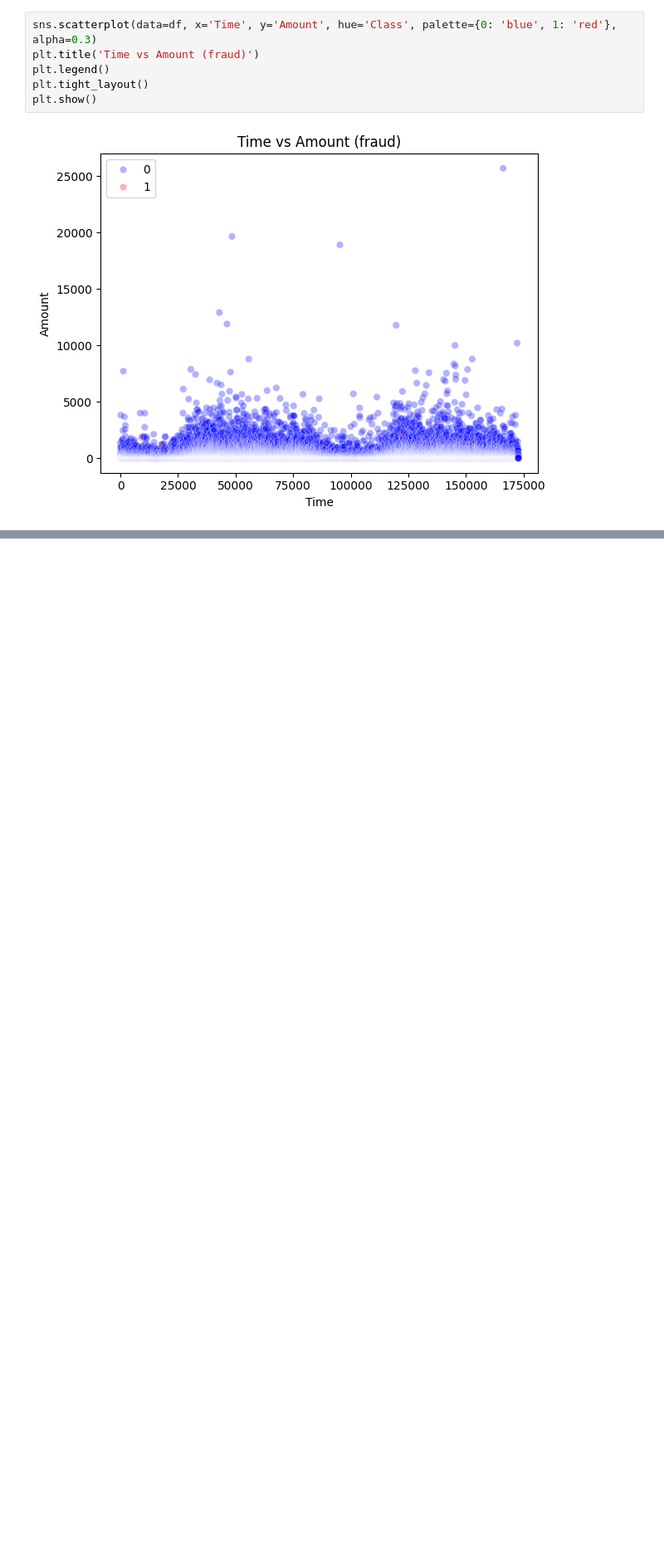
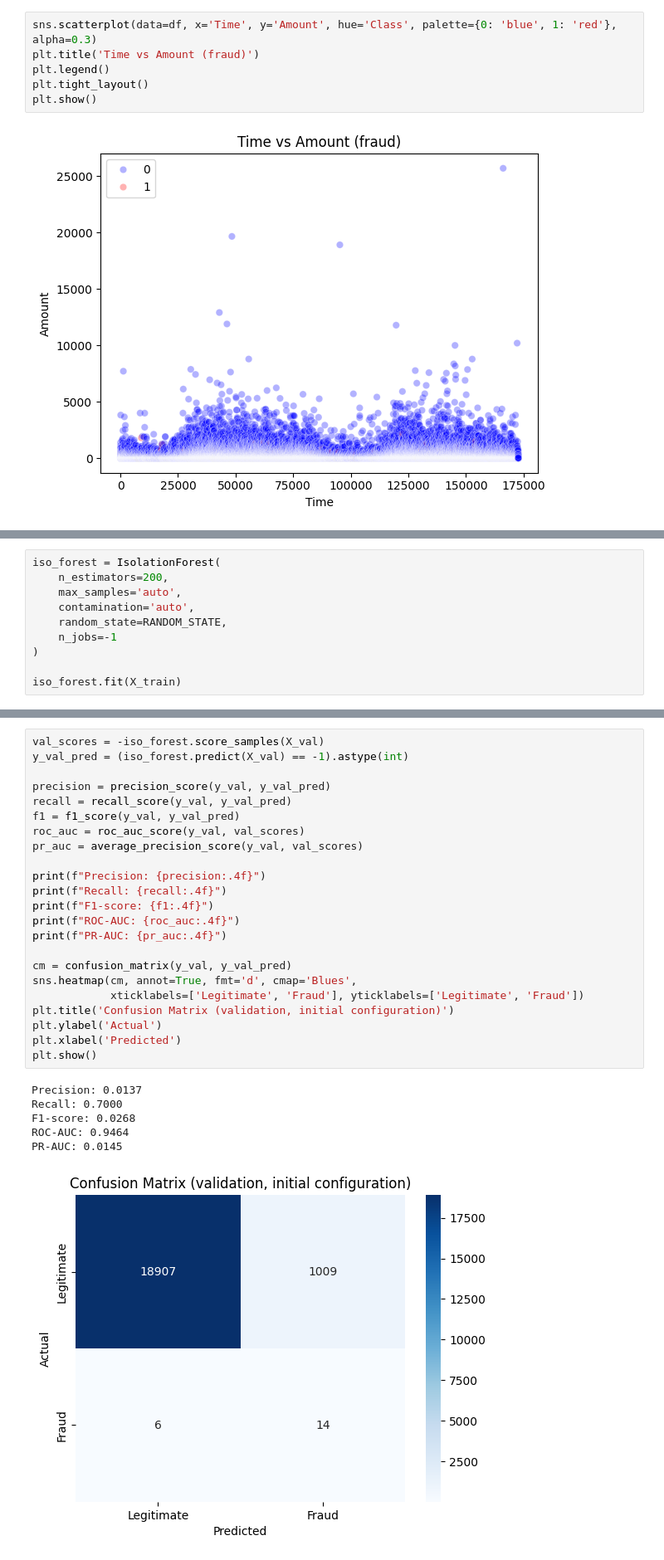
Before and after one commit to klarastankovic/anomaly-detection, a Jupyter notebook: isolation-forest/isolation_forest.ipynb, the cells around one changed output, grey strips where cells are left out. Shown at 83% size. Drawn from its saved outputs; the diff is of its cells as text; blank space fills up the shorter version.

Commit message:
Add validation set in notebooks

```diff
--- a/isolation-forest/isolation_forest.ipynb
+++ b/isolation-forest/isolation_forest.ipynb
@@ -417,0 +150,10 @@ Model and scaler saved.
+# %%
+iso_forest = IsolationForest(
+    n_estimators=200,
+    max_samples='auto',
+    contamination='auto',
+    random_state=RANDOM_STATE,
+    n_jobs=-1
+)
+
+iso_forest.fit(X_train)
@@ -417,0 +167,30 @@ Model and scaler saved.
+# %%
+val_scores = -iso_forest.score_samples(X_val)
+y_val_pred = (iso_forest.predict(X_val) == -1).astype(int)
+
+precision = precision_score(y_val, y_val_pred)
+recall = recall_score(y_val, y_val_pred)
+f1 = f1_score(y_val, y_val_pred)
+roc_auc = roc_auc_score(y_val, val_scores)
+pr_auc = average_precision_score(y_val, val_scores)
+
+print(f"Precision: {precision:.4f}")
+print(f"Recall: {recall:.4f}")
+print(f"F1-score: {f1:.4f}")
+print(f"ROC-AUC: {roc_auc:.4f}")
+print(f"PR-AUC: {pr_auc:.4f}")
+
+cm = confusion_matrix(y_val, y_val_pred)
+sns.heatmap(cm, annot=True, fmt='d', cmap='Blues',
+            xticklabels=['Legitimate', 'Fraud'], yticklabels=['Legitimate', 'Fraud'])
+plt.title('Confusion Matrix (validation, initial configuration)')
+plt.ylabel('Actual')
+plt.xlabel('Predicted')
+plt.show()
+# %% [output]
+Precision: 0.0137
+Recall: 0.7000
+F1-score: 0.0268
+ROC-AUC: 0.9464
+PR-AUC: 0.0145
+[figure, added]
```
Also changed, not shown: parts of 56 cells of this notebook, 8 other files.
